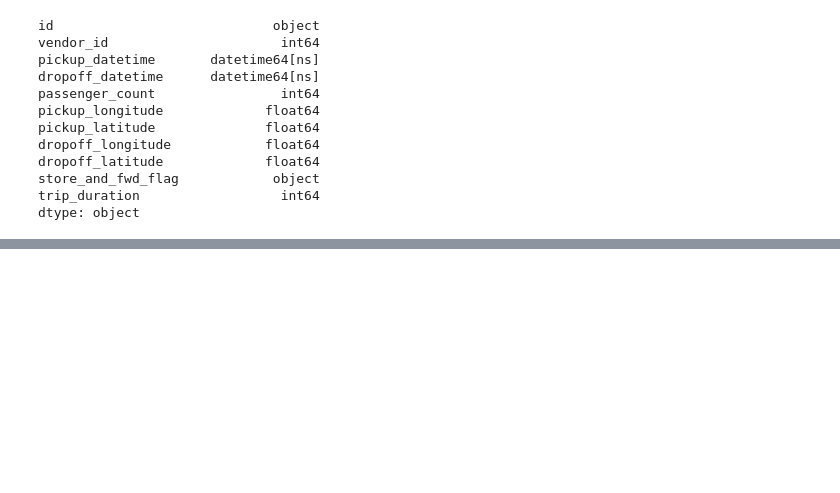
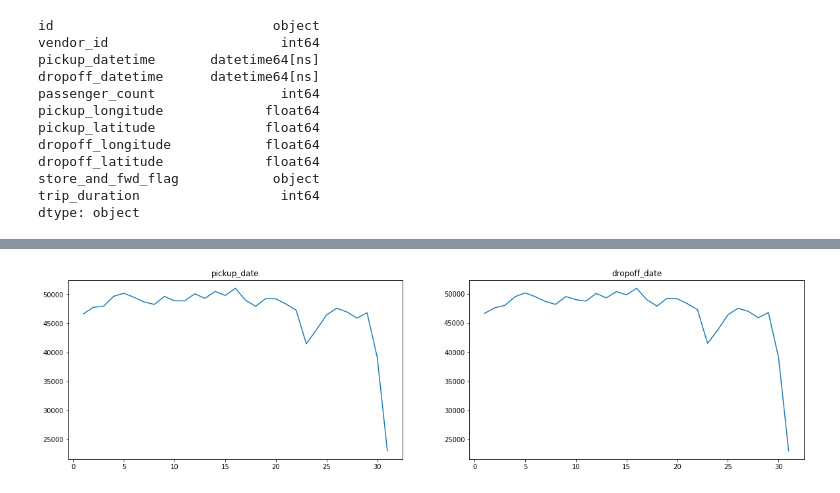
Before and after one commit to kiran2424/NYC-Taxi-Trip-Time-Prediction, a Jupyter notebook: NYC_Taxi_Trip_Time_Prediction_Capstone_Project.ipynb, the cells around one changed output, grey strips where cells are left out. Saved outputs shown, nothing was run; the diff lists cells and outputs as text; code cells hidden in the pictures; blank space fills up the shorter version.

```diff
--- a/NYC_Taxi_Trip_Time_Prediction_Capstone_Project.ipynb
+++ b/NYC_Taxi_Trip_Time_Prediction_Capstone_Project.ipynb
@@ -171,0 +323,12 @@ As we can see above, both pickup_datetime and dropoff datetime is of datetime da
+# %%
+a=data['pickup_date'].value_counts().sort_index(ascending=True)
+b=data['dropoff_date'].value_counts().sort_index(ascending=True)
+plt.rcParams['figure.figsize'] = (20, 5)
+fig, axes = plt.subplots(1, 2)
+axes[0].plot(a)
+axes[0].set_title('pickup_date')
+axes[1].plot(b)
+axes[1].set_title('dropoff_date')
+plt.show()
+# %% [output]
+[figure, added]
```
Also changed, not shown: parts of 23 cells of this notebook.
